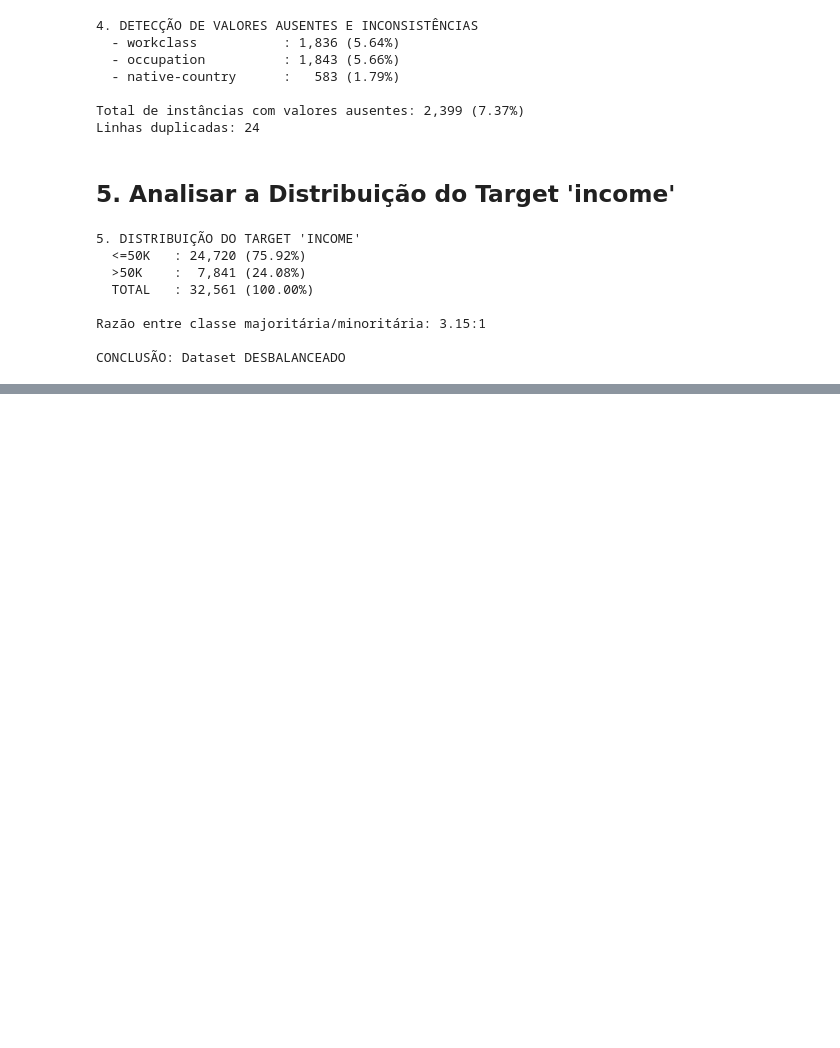
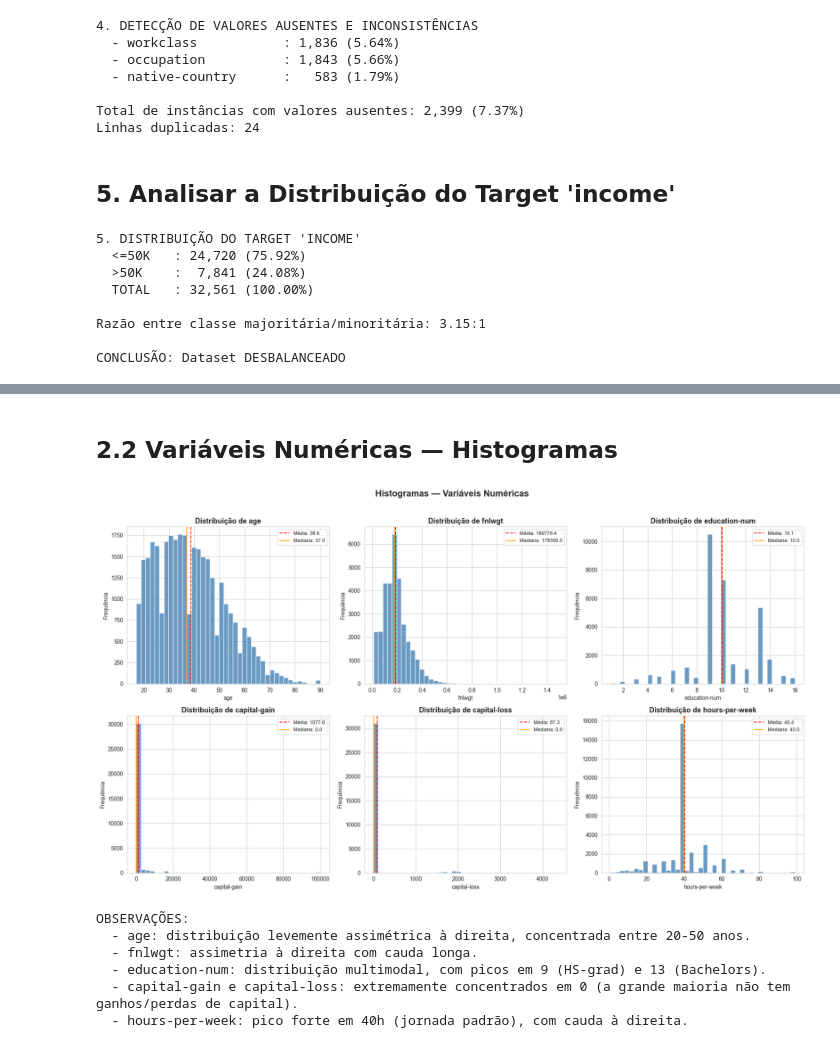
Before and after one commit to NicolasVolf/aps1-machinelearning, a Jupyter notebook: aps1.ipynb, the cells around one changed output, grey strips where cells are left out. Saved outputs shown, nothing was run; the diff lists cells and outputs as text; code cells hidden in the pictures; blank space fills up the shorter version.

```diff
--- a/aps1.ipynb
+++ b/aps1.ipynb
@@ -247,0 +303,35 @@ CONCLUSÃO: Dataset DESBALANCEADO
+# %% [markdown]
+## 2.2 Variáveis Numéricas — Histogramas
+# %%
+# Histogramas para cada variável numérica
+fig, axes = plt.subplots(2, 3, figsize=(18, 10))
+axes = axes.flatten()
+
+for i, col in enumerate(numerical):
+    ax = axes[i]
+    ax.hist(df[col], bins=40, color='steelblue', edgecolor='white', alpha=0.8)
+    ax.axvline(df[col].mean(), color='red', linestyle='--', linewidth=1.5, label=f'Média: {df[col].mean():.1f}')
+    ax.axvline(df[col].median(), color='orange', linestyle='-', linewidth=1.5, label=f'Mediana: {df[col].median():.1f}')
+    ax.set_title(f'Distribuição de {col}', fontsize=13, fontweight='bold')
+    ax.set_xlabel(col)
+    ax.set_ylabel('Frequência')
+    ax.legend(fontsize=9)
+
+plt.suptitle('Histogramas — Variáveis Numéricas', fontsize=16, fontweight='bold', y=1.02)
+plt.tight_layout()
+plt.show()
+
+print("OBSERVAÇÕES:")
+print("  - age: distribuição levemente assimétrica à direita, concentrada entre 20-50 anos.")
+print("  - fnlwgt: assimetria à direita com cauda longa.")
+print("  - education-num: distribuição multimodal, com picos em 9 (HS-grad) e 13 (Bachelors).")
+print("  - capital-gain e capital-loss: extremamente concentrados em 0 (a grande maioria não tem ganhos/perdas de capital).")
+print("  - hours-per-week: pico forte em 40h (jornada padrão), com cauda à direita.")
+# %% [output]
+[figure, added]
+OBSERVAÇÕES:
+  - age: distribuição levemente assimétrica à direita, concentrada entre 20-50 anos.
+  - fnlwgt: assimetria à direita com cauda longa.
+  - education-num: distribuição multimodal, com picos em 9 (HS-grad) e 13 (Bachelors).
+  - capital-gain e capital-loss: extremamente concentrados em 0 (a grande maioria não tem ganhos/perdas de capital).
+  - hours-per-week: pico forte em 40h (jornada padrão), com cauda à direita.
```
Also changed, not shown: parts of 11 cells of this notebook.
